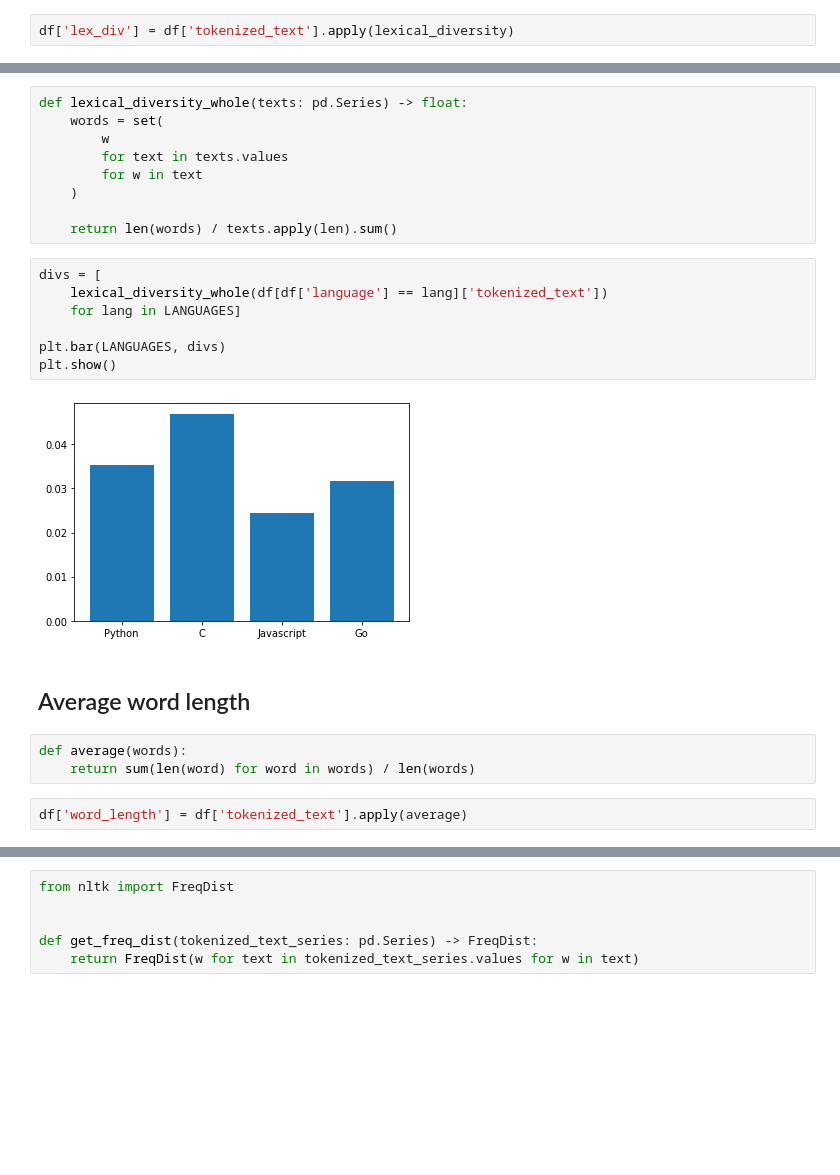
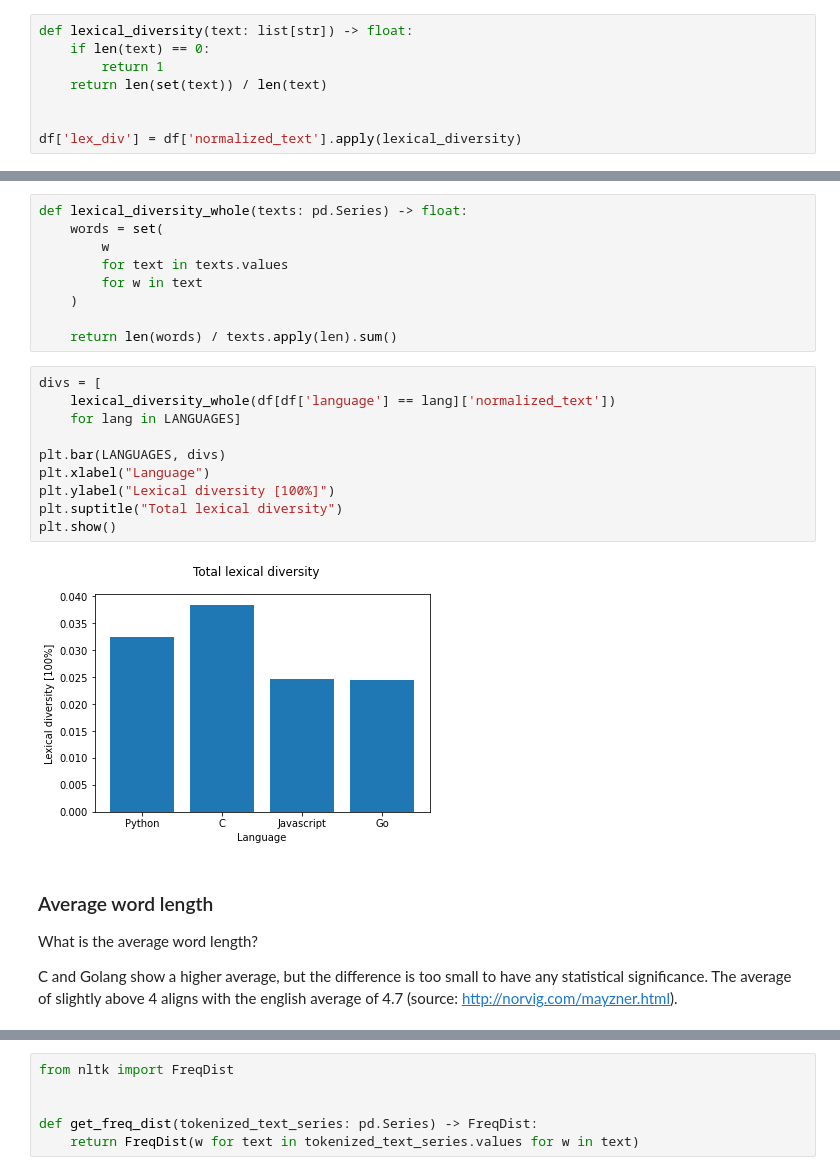
Before and after one commit to shilangyu/NLP-language-complexity, a Jupyter notebook: analysis/data_analysis.ipynb, the cells around one changed output, grey strips where cells are left out. Saved outputs shown, nothing was run; the diff lists cells and outputs as text; blank space fills up the shorter version.

```diff
--- a/analysis/basic_data_analysis.ipynb
+++ b/analysis/data_analysis.ipynb
@@ -108,5 +122,11 @@ def percentage(count: float, total: float) -> float:
 # %%
-df['lex_div'] = df['tokenized_text'].apply(lexical_diversity)
+def lexical_diversity(text: list[str]) -> float:
+    if len(text) == 0:
+        return 1
+    return len(set(text)) / len(text)
+
+
+df['lex_div'] = df['normalized_text'].apply(lexical_diversity)
 # %%
 means = [np.mean(df[df['language'] == lang]['lex_div']) for lang in LANGUAGES]
 
@@ -129,18 +154,20 @@ def lexical_diversity_whole(texts: pd.Series) -> float:
     return len(words) / texts.apply(len).sum()
 # %%
 divs = [
-    lexical_diversity_whole(df[df['language'] == lang]['tokenized_text'])
+    lexical_diversity_whole(df[df['language'] == lang]['normalized_text'])
     for lang in LANGUAGES]
 
 plt.bar(LANGUAGES, divs)
+plt.xlabel("Language")
+plt.ylabel("Lexical diversity [100%]")
+plt.suptitle("Total lexical diversity")
 plt.show()
 # %% [output]
-[figure, old version]
+[figure, new version]
 # %% [markdown]
-## Average word length
+### Average word length
+
+What is the average word length?
+
+C and Golang show a higher average, but the difference is too small to have any statistical significance. The average of slightly above 4 aligns with the english average of 4.7 (source: http://norvig.com/mayzner.html).
-# %%
-def average(words):
-    return sum(len(word) for word in words) / len(words)
-# %%
-df['word_length'] = df['tokenized_text'].apply(average)
 # %%
```
Also changed, not shown: parts of 31 cells of this notebook, 1 other file.
